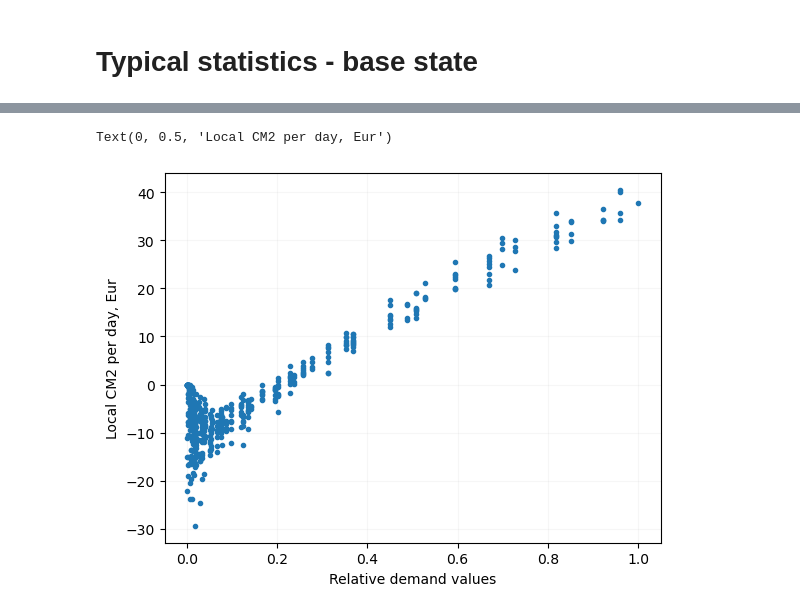
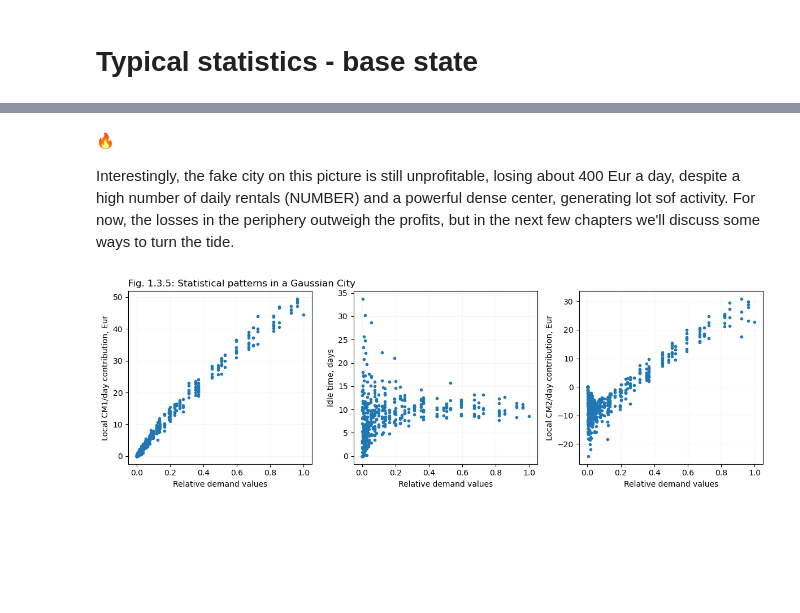
Before and after one commit to khakhalin/carsharing101, a Jupyter notebook: scripts/01natural_03city.ipynb, the cells around one changed output, grey strips where cells are left out. Saved outputs shown, nothing was run; the diff lists cells and outputs as text; code cells hidden in the pictures; blank space fills up the shorter version.

Commit message:
Gaussian city: More honest demand calculation + stats figures

```diff
--- a/scripts/01natural_03city.ipynb
+++ b/scripts/01natural_03city.ipynb
@@ -199,8 +213,8 @@ config = {
     "grid_step": 1, # km. Intermediate resolution
     "density_sigma": 5, # Gaussian sigma. A bit smaller than default, to have close-to-zero demands
     "n_cars": 300,
-    "settle_down_steps": 1000, # Number of steps without stats collection, for the system to settle down
-    "p_rental": 0.17,  # The simplest way to regulate trips/car/day and city profitability. This city is unprofitable
+    "settle_down_steps": 4000, # Number of steps without stats collection, for the system to settle down
+    "p_rental": 0.6,  # The simplest way to regulate trips/car/day and city profitability. This city is unprofitable
 }
 
 import matplotlib.pyplot as plt
@@ -208,7 +222,16 @@ from city_simulator import City
 
 city = City(config)
 city.init_cars()
-city.simulate(5000)
+city.simulate(6000)
 plt.figure(figsize=(10, 5))
 city.visualize()
+f = plt.gcf()
+ax = f.axes[0]
+ax.set_title("")  # Clear the title
+for text in ax.texts:
+    text.remove()
+ax.set_title("", pad=0)  # Clear the title
+ax.set_title("Fig. 1.3.4: Basic statistics for a Gausian City", loc='left', pad=20)
+plt.tight_layout();
+plt.savefig("../figures/01simple_03city_04stats_maps.svg", dpi=300)
 # %% [output]
@@ -227,10 +250,30 @@ city.visualize()
+# %% [markdown]
+🔥
+
+Interestingly, the fake city on this picture is still unprofitable, losing about 400 Eur a day, despite a high number of daily rentals (NUMBER) and a powerful dense center, generating lot sof activity. For now, the losses in the periphery outweigh the profits, but in the next few chapters we'll discuss some ways to turn the tide.
 # %%
+# Stats, use data from the previous run 👆
+plt.figure(figsize=(12, 4))
+plt.subplot(131)
+plt.title("Fig. 1.3.5: Statistical patterns in a Gaussian City", loc='left');
+plt.plot(city.demand.flatten(), city.stats_cm1.flatten() / city.n_days, '.')
+plt.grid(alpha=0.1)
+plt.xlabel("Relative demand values")
+plt.ylabel("Local CM1/day contribution, Eur")
+
+plt.subplot(132)
+plt.plot(city.demand.flatten(), city.stats_idle_time.flatten() * city.tick_in_minutes / 60 / 24, '.')
+plt.grid(alpha=0.1)
+plt.xlabel("Relative demand values")
+plt.ylabel("Idle time, days")
+
+plt.subplot(133)
 plt.plot(city.demand.flatten(), city.stats_cm2.flatten() / city.n_days, '.')
 plt.grid(alpha=0.1)
 plt.xlabel("Relative demand values")
-plt.ylabel("Local CM2 per day, Eur")
+plt.ylabel("Local CM2/day contribution, Eur")
 
-# 🔥🔥🔥  Add CM1, idle times (as a function of demand)
+plt.tight_layout();
+plt.savefig("../figures/01simple_03city_05stats_plots.svg", dpi=300)
 # %% [output]
-Text(0, 0.5, 'Local CM2 per day, Eur')
-[figure, old version]
+[figure, new version]
```
Also changed, not shown: parts of 5 cells of this notebook, 4 other files.
